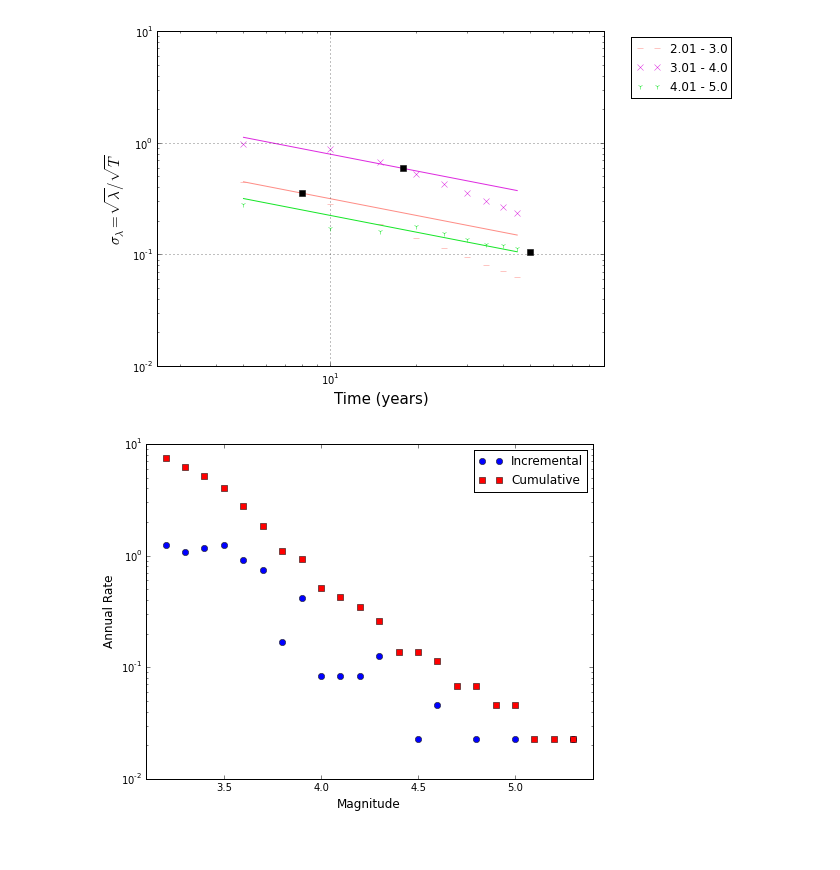
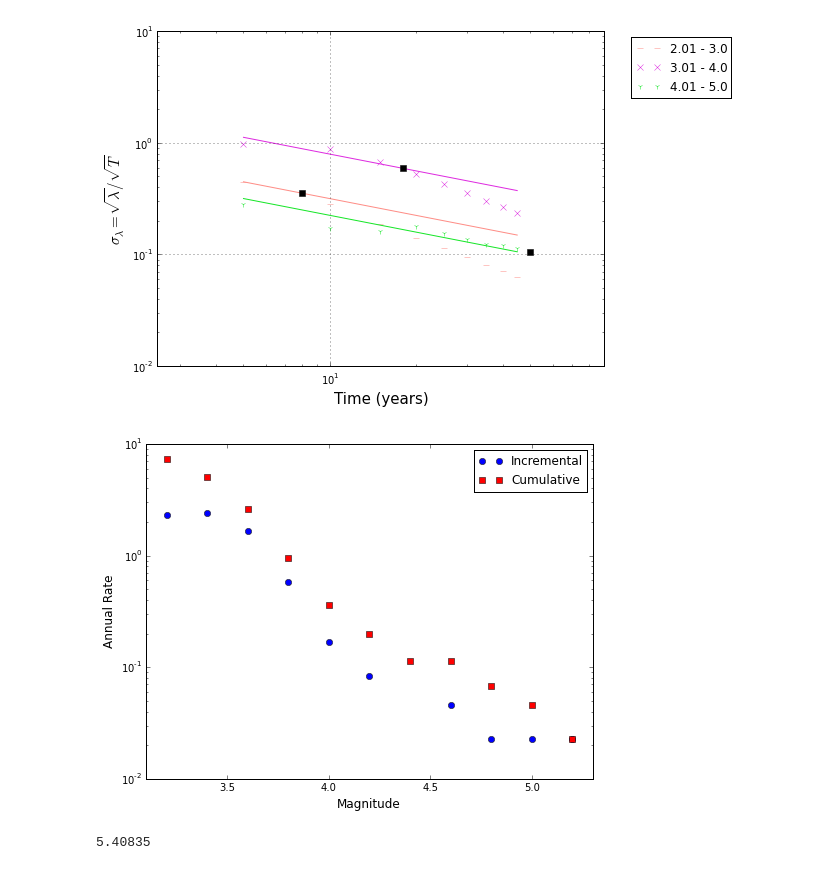
Before and after one commit to nackerley/MarmarisPSHA, a Jupyter notebook: sources/Source Magnitude-Frequency Distribution.ipynb, the cells around one changed output. Saved outputs shown, nothing was run; the diff lists cells and outputs as text; code cells hidden in the pictures.

```diff
--- a/sources/Source Magnitude-Frequency Distribution.ipynb
+++ b/sources/Source Magnitude-Frequency Distribution.ipynb
@@ -191,6 +192,6 @@ Completeness table using Stepp method (1971)
  [  1.96500000e+03   4.00000000e+00]]
 [figure]
 # %%
-cp.plot_observed_recurrence(source.catalogue, completeness_table_guess, 0.1)
+cp.plot_observed_recurrence(source.catalogue, completeness_table_guess, 0.2)
 # %% [output]
-[figure, old version]
+[figure, new version]
@@ -196,0 +201,4 @@ cp.plot_observed_recurrence(source.catalogue, completeness_table_guess, 0.1)
+# %%
+DATA[fault_id]['statistics']['s_mid']
+# %% [output]
+5.40835
```
Also changed, not shown: parts of 3 cells of this notebook, 1 other file.
